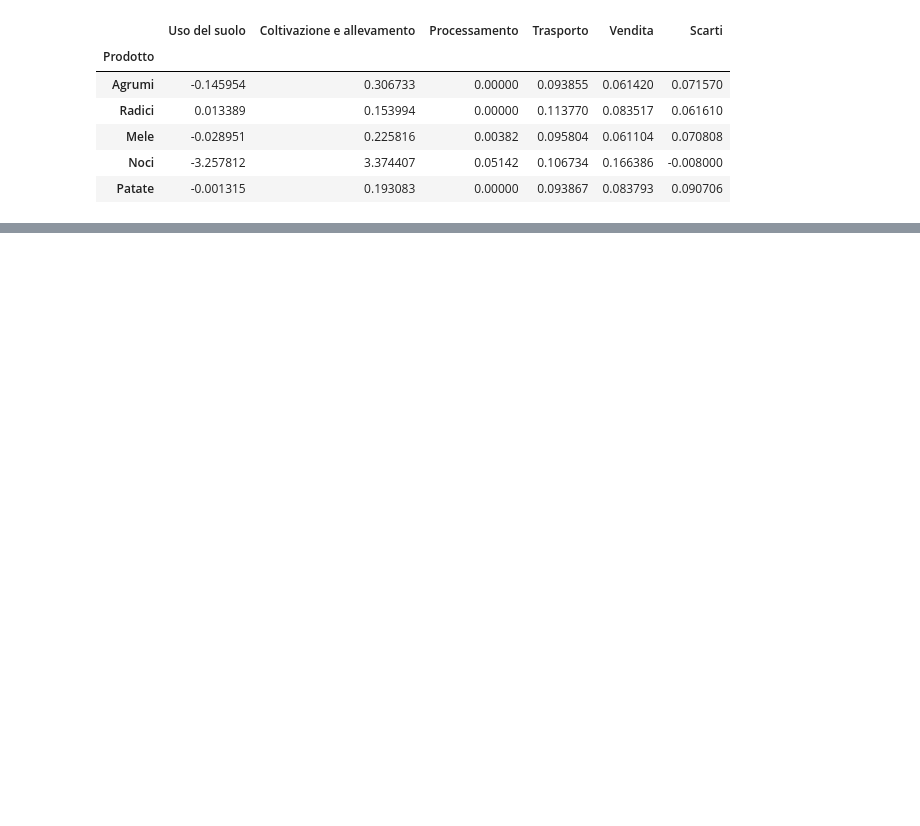
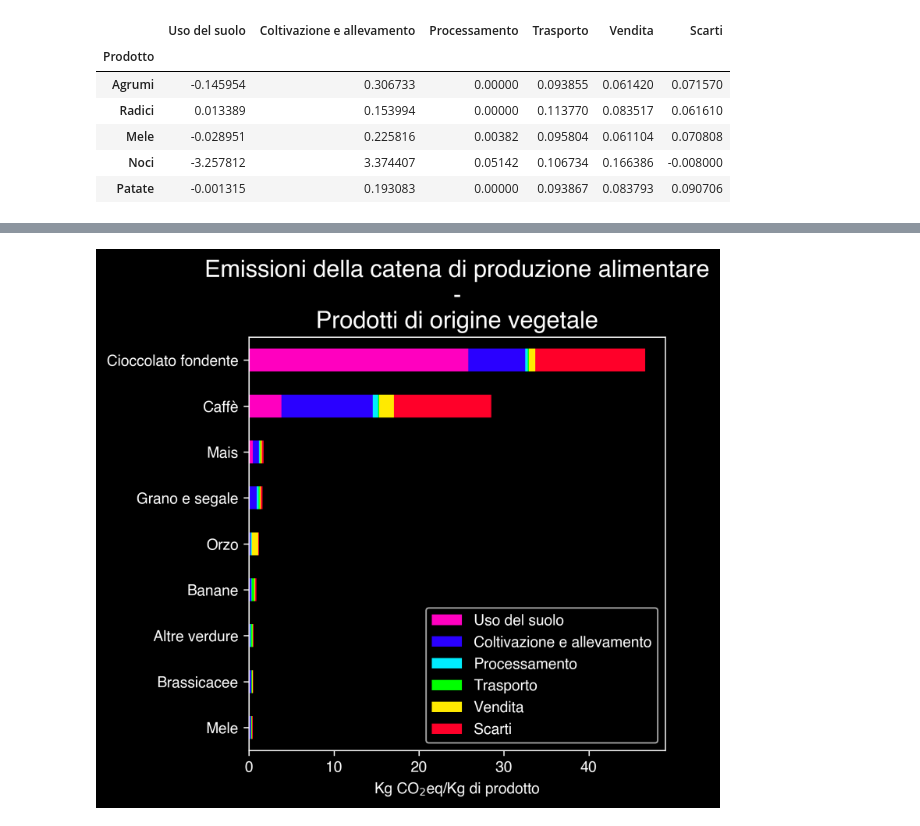
Before and after one commit to Robin-Castellani/TEDx-fogliano-2024, a Jupyter notebook: food_emission.ipynb, the cells around one changed output, grey strips where cells are left out. Saved outputs shown, nothing was run; the diff lists cells and outputs as text; code cells hidden in the pictures; blank space fills up the shorter version.

```diff
--- a/food_emission.ipynb
+++ b/food_emission.ipynb
@@ -92 +107,13 @@ Text(0, 0.5, '')
+# %%
+# vegetables
+fig, ax = plt.subplots(figsize=(5, 5))
+fe_vegetables.plot.barh(stacked=True, ax=ax, cmap="gist_rainbow_r")
+ax.set_title("Emissioni della catena di produzione alimentare\n-\nProdotti di origine vegetale")
+ax.set_xlabel("Kg CO$_2$eq/Kg di prodotto")
+ax.set_ylabel(None)
+ax.set_xbound(lower=0)
+ax.legend(loc="lower right")
+fig.savefig(images_dir / "food_emission_vegetables.png")
+# %% [output]
+[figure, added]
 # %%
```
Also changed, not shown: parts of 7 cells of this notebook.
